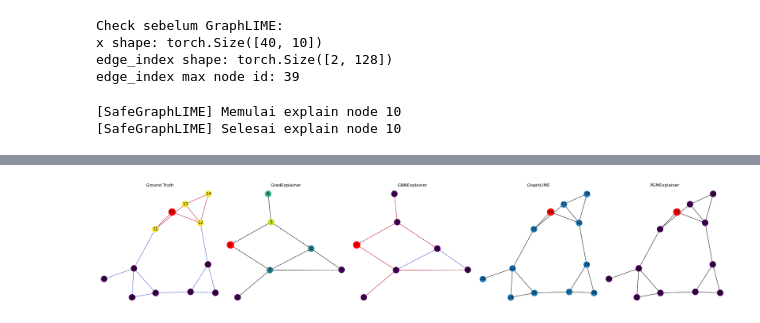
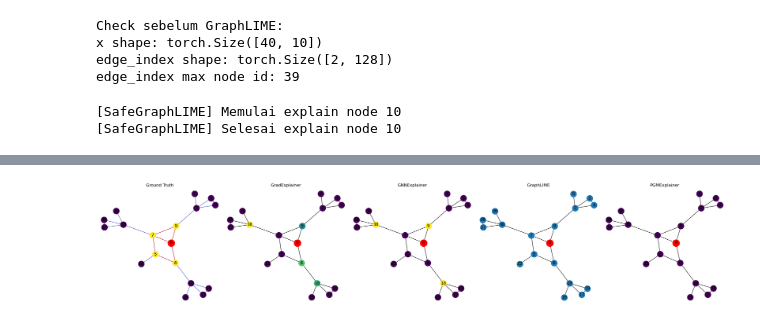
Before and after one commit to lingga24/graphXAI, a Jupyter notebook: explainer_graphLIME_split_auto.ipynb, the cells around one changed output, grey strips where cells are left out. Drawn from its saved outputs; the diff is of its cells as text; code cells hidden in the pictures.

Commit message:
success visualize 4 explainers

```diff
--- a/explainer_graphLIME_split_auto.ipynb
+++ b/explainer_graphLIME_split_auto.ipynb
@@ -238,61 +493,59 @@ dataset.explanations[node_idx][0].visualize_node(
 )
 ax[0].set_title("Ground Truth")
 
-# 2. GradExplainer
-if isinstance(grad_explanation.node_idx, torch.Tensor):
-    grad_explanation.node_idx = grad_explanation.node_idx.item()
+# 2. GradExplainer - Use grad_full_exp
+if isinstance(grad_full_exp.node_idx, torch.Tensor):
+ grad_full_exp.node_idx = grad_full_exp.node_idx.item()
 
-graph_for_grad = get_data_from_explanation(grad_explanation, data)
-grad_explanation.visualize_node(
-    num_hops=2,
-    graph_data=graph_for_grad,
+# When visualizing a full explanation, pass the full graph data
+grad_full_exp.visualize_node(
+    num_hops=2, # num_hops should likely still be 2 to match the explanation's locality
+    graph_data=data, # Pass the full graph data
     ax=ax[1],
     show_node_labels=True
 )
 ax[1].set_title("GradExplainer")
 
-# 3. GNNExplainer
-if isinstance(gnn_explanation.node_idx, torch.Tensor):
-    gnn_explanation.node_idx = gnn_explanation.node_idx.item()
+# 3. GNNExplainer - Use gnn_full_exp
+if isinstance(gnn_full_exp.node_idx, torch.Tensor):
+ gnn_full_exp.node_idx = gnn_full_exp.node_idx.item()
 
-graph_for_gnn = get_data_from_explanation(gnn_explanation, data)
-gnn_explanation.visualize_node(
-    num_hops=2,
-    graph_data=graph_for_gnn,
+# When visualizing a full explanation, pass the full graph data
+gnn_full_exp.visualize_node(
+    num_hops=2, # num_hops should likely still be 2
+    graph_data=data, # Pass the full graph data
     ax=ax[2],
     show_node_labels=True
 )
 ax[2].set_title("GNNExplainer")
 
 # 4. GraphLIME (gunakan graf penuh)
 if isinstance(lime_explanation.node_idx, torch.Tensor):
     lime_explanation.node_idx = lime_explanation.node_idx.item()
-
 lime_explanation.visualize_node(
     num_hops=2,
     graph_data=data,
     ax=ax[3],
     show_node_labels=True
 )
 ax[3].set_title("GraphLIME")
 
 # 5. PGMExplainer (juga gunakan graf penuh)
 if isinstance(pgm_explanation.node_idx, torch.Tensor):
     pgm_explanation.node_idx = pgm_explanation.node_idx.item()
-
 pgm_explanation.visualize_node(
     num_hops=2,
     graph_data=data,
     ax=ax[4],
     show_node_labels=True
 )
 ax[4].set_title("PGMExplainer")
 
 # Tata letak rapi
 plt.tight_layout()
 plt.show()
 # %% [output]
-[figure, old version]
+[figure, new version]
 # %%
 from graphxai.utils import Explanation, EnclosingSubgraph
 
```
Also changed, not shown: parts of 4 cells of this notebook.
